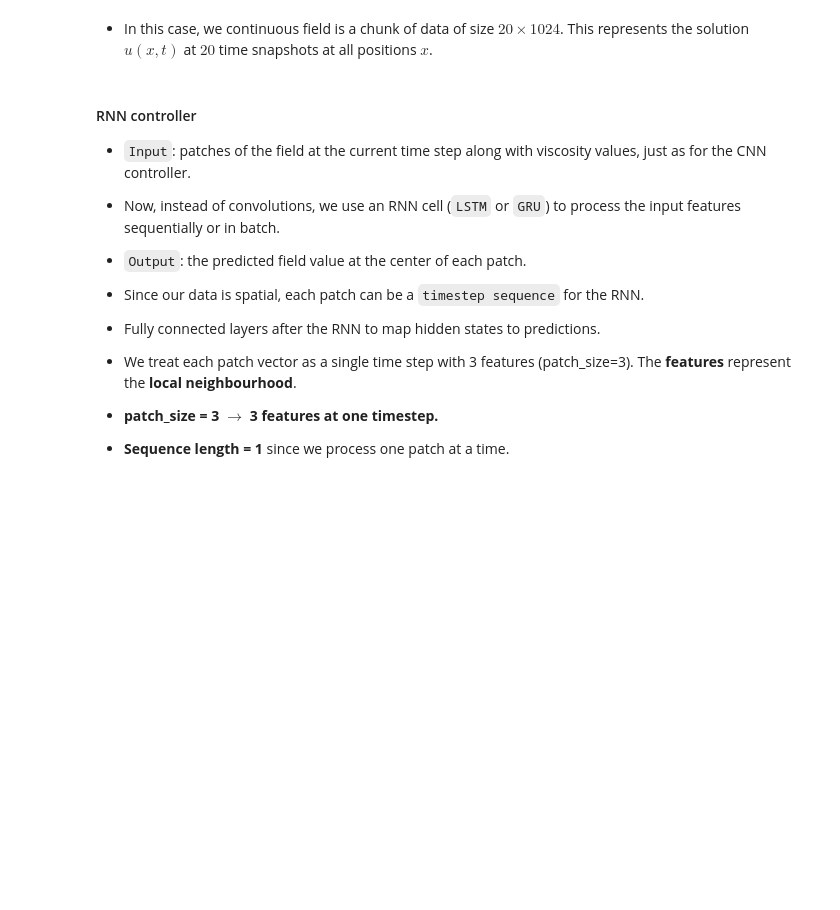
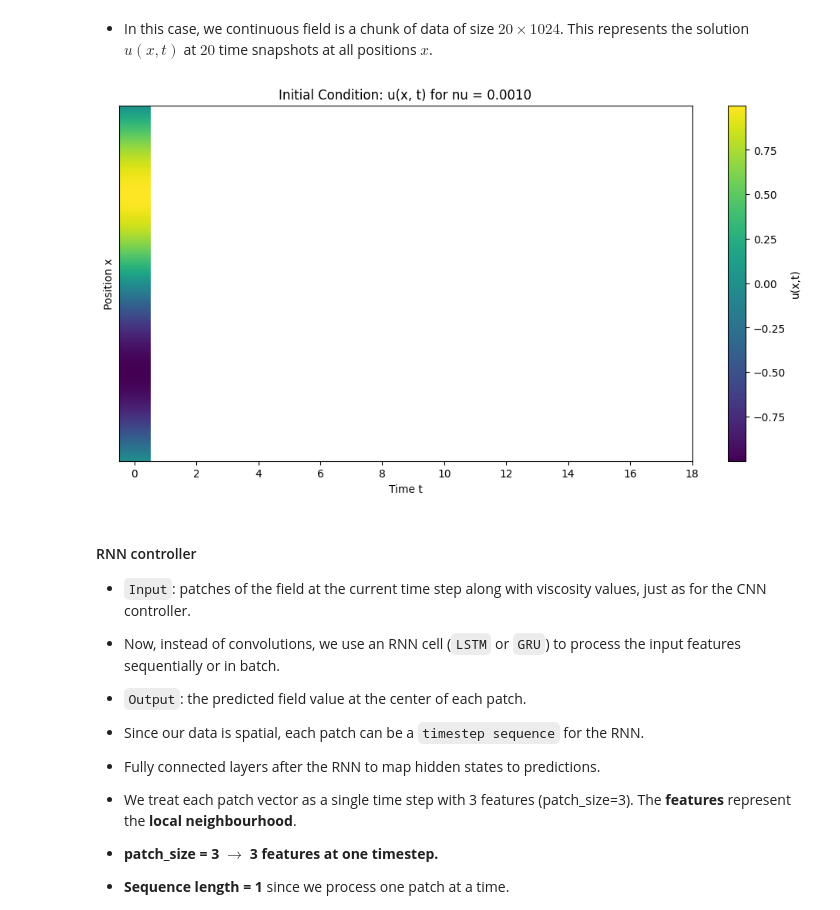
Before and after one commit to Samuel-Chapuis/CS-NFTM-Fork, a Jupyter notebook: NFTM_for_Physic/deprecated/RNN_burgers_1D.ipynb, the cells around one changed output. Saved outputs shown, nothing was run; the diff lists cells and outputs as text; code cells hidden in the pictures; blank space fills up the shorter version.

```diff
--- a/NFTM_for_Physic/deprecated/RNN_burgers_1D.ipynb
+++ b/NFTM_for_Physic/deprecated/RNN_burgers_1D.ipynb
@@ -77,10 +79,10 @@ current_dir = Path(os.getcwd()) # get current directory
 
 # Files with datasets for 1D burger eq for different values of viscosity:
 files_burger = {
-    0.001: current_dir / ".." / "Data" / "burgers1D_training_data_Nu0.001.npz",
-    0.01: current_dir / ".." / "Data" / "burgers1D_training_data_Nu0.01.npz",
-    0.1: current_dir / ".." / "Data" / "burgers1D_training_data_Nu0.1.npz",
-    0.5: current_dir / ".." / "Data" / "burgers1D_training_data_Nu0.5.npz"
+    0.001: current_dir / ".." / ".." / "Data" / "burgers1D_training_data_Nu0.001.npz",
+    0.01: current_dir / ".." / ".." / "Data" / "burgers1D_training_data_Nu0.01.npz",
+    0.1: current_dir / ".." / ".." / "Data" / "burgers1D_training_data_Nu0.1.npz",
+    0.5: current_dir / ".." / ".." / "Data" / "burgers1D_training_data_Nu0.5.npz"
 }
 
 datasets = [] # list to store tensors corresponding to each dataset: each tensor has shape (1, T, N)
@@ -122,28 +123,30 @@ Error:
 # %% [markdown]
 * In this case, we continuous field is a chunk of data of size $20 \times 1024$. This represents the solution $u(x,t)$ at $20$ time snapshots at all positions $x$.
 # %%
-chunk_size = 3  # number of time snapshots per chunk
+chunk_size = 1  # number of time snapshots per chunk
 
 full_trajectory, viscosity = dataset[0] # initial field for t = 0, full trajectory for nu = 0.001
 
 # Select the window from the full trajectory
 initial_field = full_trajectory[0 : 0 + chunk_size, :]  # shape (chunk_size, N)
 
 # VISUALIZATION OF THE FIELD:
 # Convert to numpy and transpose to (space, time) for plotting
 field_np = initial_field.numpy().T  # shape (N, chunk_size)
 xticks_positions = np.arange(0, 20, 2)
 xticks_labels = xticks_positions.tolist()
 
 plt.figure(figsize=(12, 6))
 plt.imshow(field_np, aspect='auto', cmap='viridis', interpolation='nearest')
 plt.colorbar(label='u(x,t)')
 plt.ylabel('Position x')
 plt.xlabel('Time t')
 plt.xticks(xticks_positions, xticks_labels)
 plt.yticks([])
 plt.title(f'Initial Condition: u(x, t) for nu = {viscosity.item():.4f}')
 plt.show()
+# %% [output]
+[figure, added]
 # %% [markdown]
 #### RNN controller
 
```
Also changed, not shown: parts of 3 cells of this notebook, 2 other files.
